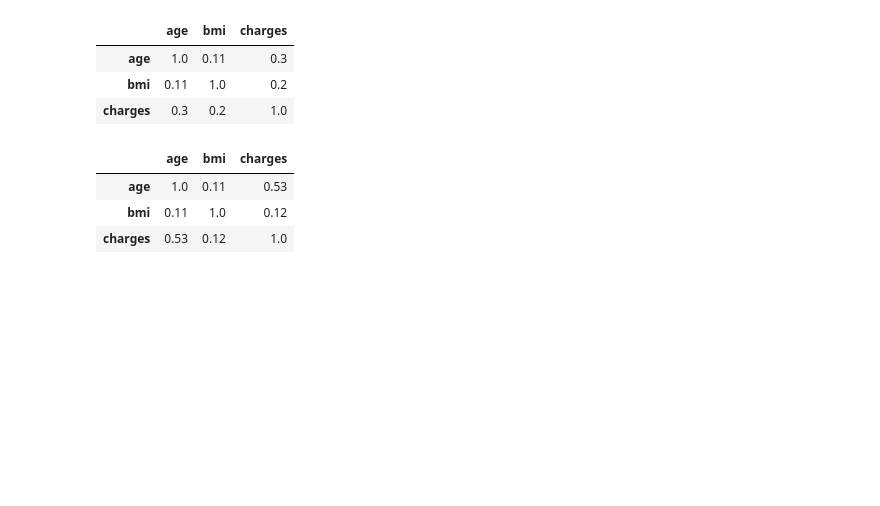
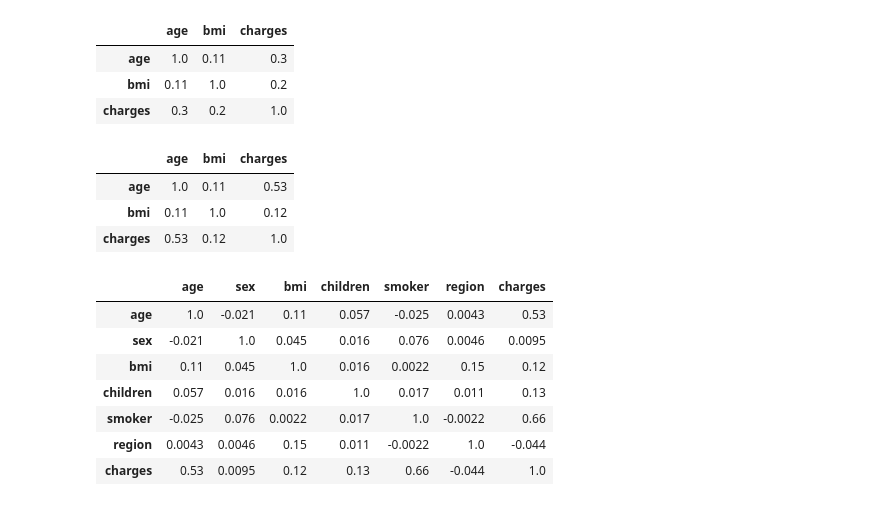
Before and after one commit to crescentfluff/pdb, a Jupyter notebook: Dataset Tutorial 2/Basic Statistic.ipynb, the cells around one changed output. Cells and saved outputs as stored; diff of their text form; code cells hidden in the pictures; blank space fills up the shorter version.

```diff
--- a/Dataset Tutorial 2/Basic Statistic.ipynb
+++ b/Dataset Tutorial 2/Basic Statistic.ipynb
@@ -86,5 +86,14 @@ corcol.corr(method='spearman').style.format("{:.2}").background_gradient(cmap
 | bmi | 0.11 | 1.0 | 0.12 |
 | charges | 0.53 | 0.12 | 1.0 |
 # %%
-insr2.corr(method='pearson').style.format("{:.2}").background_gradient(cmap
+insr2.corr(method='spearman').style.format("{:.2}").background_gradient(cmap
 =plot.get_cmap('coolwarm'), axis=1)
+# %% [output]
+|  | age | sex | bmi | children | smoker | region | charges |
+| age | 1.0 | -0.021 | 0.11 | 0.057 | -0.025 | 0.0043 | 0.53 |
+| sex | -0.021 | 1.0 | 0.045 | 0.016 | 0.076 | 0.0046 | 0.0095 |
+| bmi | 0.11 | 0.045 | 1.0 | 0.016 | 0.0022 | 0.15 | 0.12 |
+| children | 0.057 | 0.016 | 0.016 | 1.0 | 0.017 | 0.011 | 0.13 |
+| smoker | -0.025 | 0.076 | 0.0022 | 0.017 | 1.0 | -0.0022 | 0.66 |
+| region | 0.0043 | 0.0046 | 0.15 | 0.011 | -0.0022 | 1.0 | -0.044 |
+| charges | 0.53 | 0.0095 | 0.12 | 0.13 | 0.66 | -0.044 | 1.0 |
```
Also changed, not shown: parts of 1 cell of this notebook, 5 other files.
